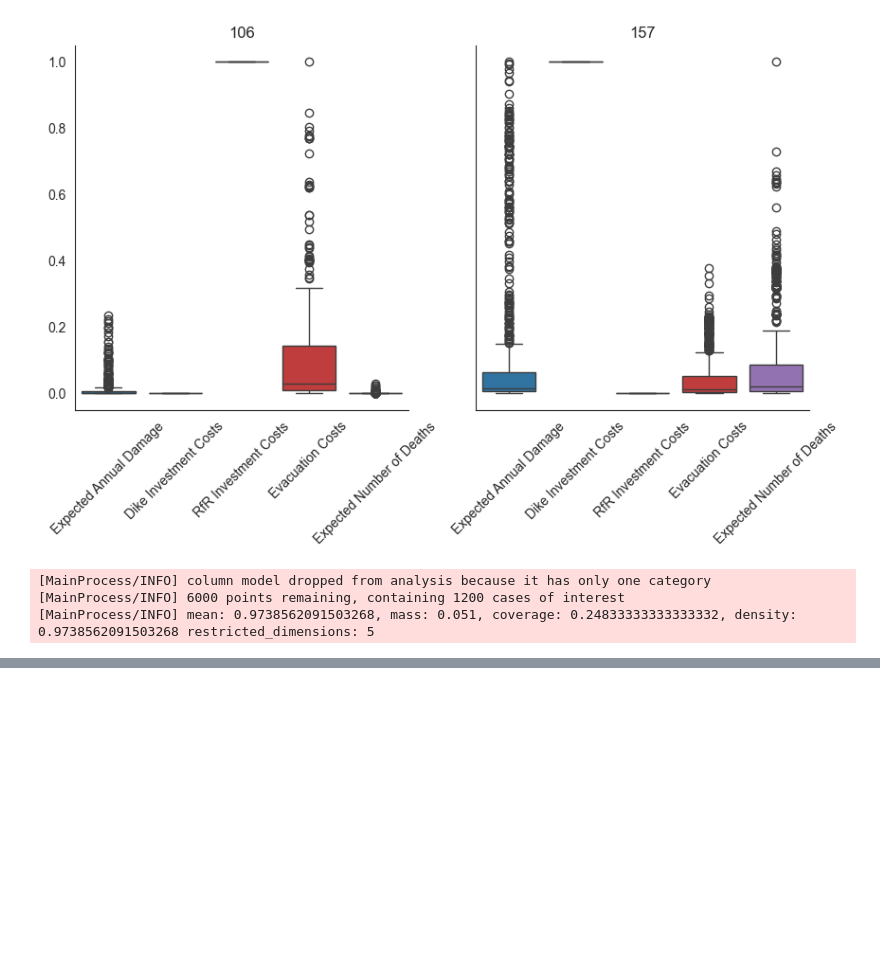
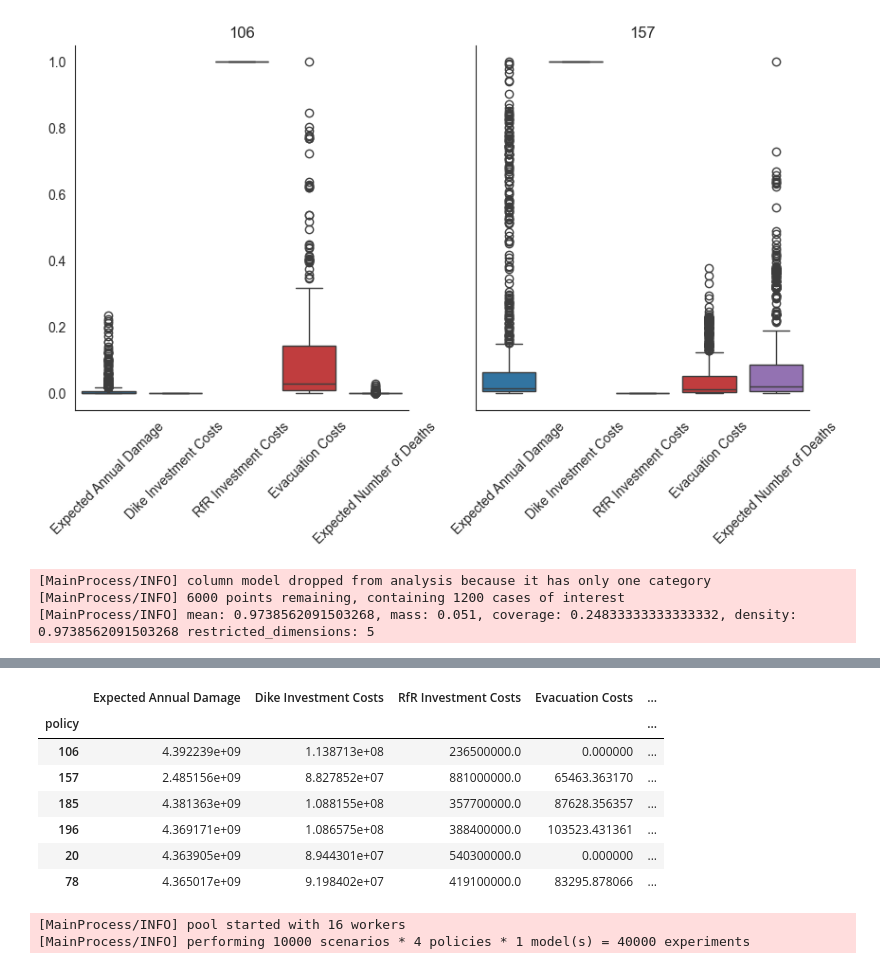
Before and after one commit to JulianvanRie/EPA141A-Model-based-decision-making, a Jupyter notebook: final assignment/Optimise.ipynb, the cells around one changed output, grey strips where cells are left out. Saved outputs shown, nothing was run; the diff lists cells and outputs as text; code cells hidden in the pictures; blank space fills up the shorter version.

```diff
--- a/final assignment/Optimise.ipynb
+++ b/final assignment/Optimise.ipynb
@@ -595,0 +658,25 @@ array([5.403e+08, 5.403e+08, 5.403e+08, ..., 3.884e+08, 3.884e+08,
+# %%
+max_df = all.groupby('policy')[keys].max()
+max_df
+# %% [output]
+|  | Expected Annual Damage | Dike Investment Costs | RfR Investment Costs | Evacuation Costs | ... |
+| policy |  |  |  |  | ... |
+| 106 | 4.392239e+09 | 1.138713e+08 | 236500000.0 | 0.000000 | ... |
+| 157 | 2.485156e+09 | 8.827852e+07 | 881000000.0 | 65463.363170 | ... |
+| 185 | 4.381363e+09 | 1.088155e+08 | 357700000.0 | 87628.356357 | ... |
+| 196 | 4.369171e+09 | 1.086575e+08 | 388400000.0 | 103523.431361 | ... |
+| 20 | 4.363905e+09 | 8.944301e+07 | 540300000.0 | 0.000000 | ... |
+| 78 | 4.365017e+09 | 9.198402e+07 | 419100000.0 | 83295.878066 | ... |
+# %%
+n_scenarios = 10000
+new_policies_to_evaluate = []
+new_policies_to_evaluate.append(policies_to_evaluate[1])
+new_policies_to_evaluate.append(policies_to_evaluate[3])
+new_policies_to_evaluate.append(policies_to_evaluate[4])
+new_policies_to_evaluate.append(policies_to_evaluate[5])
+with MultiprocessingEvaluator(dike_model) as evaluator:
+    results_8policies = evaluator.perform_experiments(n_scenarios,
+                                            new_policies_to_evaluate)
+# %% [output]
+[MainProcess/INFO] pool started with 16 workers
+[MainProcess/INFO] performing 10000 scenarios * 4 policies * 1 model(s) = 40000 experiments
```
Also changed, not shown: parts of 7 cells of this notebook.
